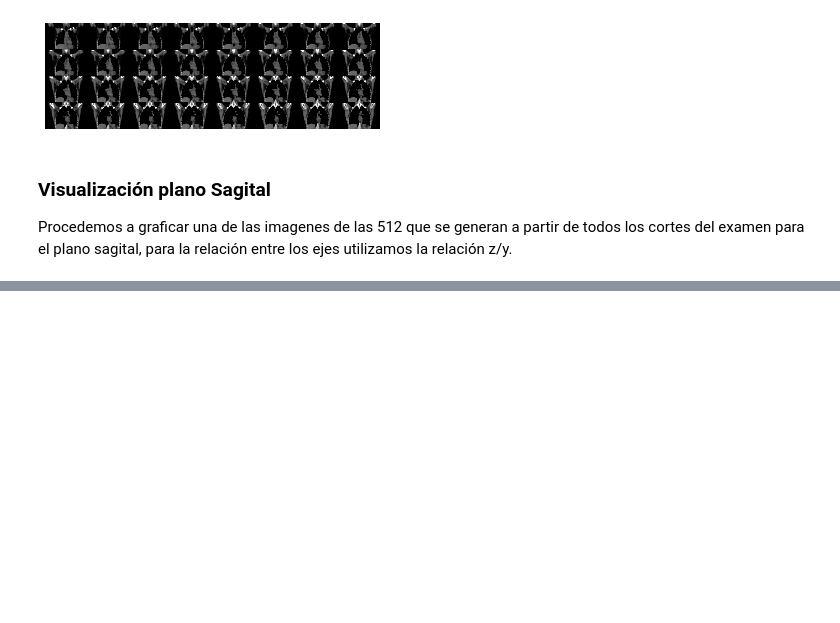
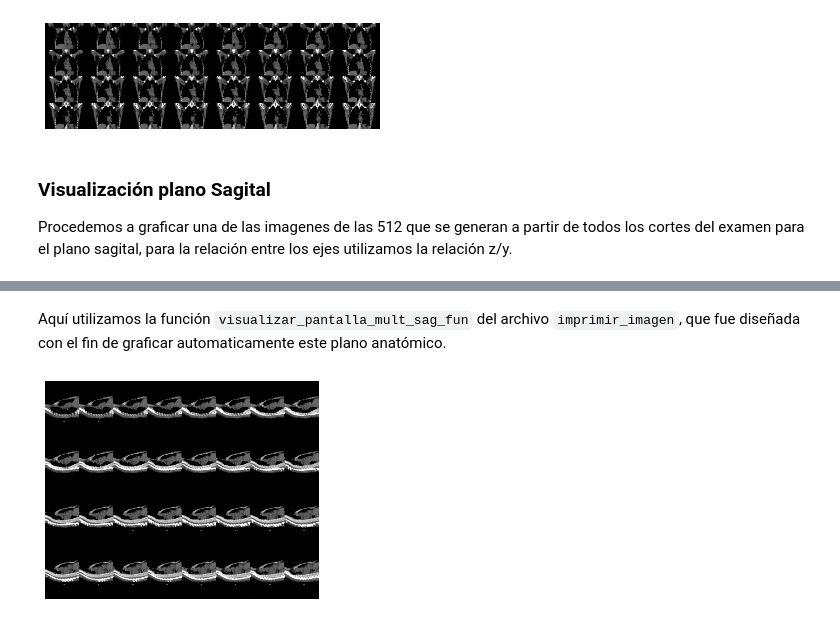
Before and after one commit to jennifer95/visualizacion-segmentacion-pulmonar-DICOM-python, a Jupyter notebook: Visualización de imágenes DICOM.ipynb, the cells around one changed output, grey strips where cells are left out. Saved outputs shown, nothing was run; the diff lists cells and outputs as text; code cells hidden in the pictures; blank space fills up the shorter version.

```diff
--- a/Visualización de imágenes DICOM.ipynb
+++ b/Visualización de imágenes DICOM.ipynb
@@ -348,0 +348,8 @@ NameError: name 'matrix' is not defined
+# %% [markdown]
+ Aquí utilizamos la función `visualizar_pantalla_mult_sag_fun` del archivo `imprimir_imagen`, que fue diseñada con el fin de graficar automaticamente este plano anatómico.
+# %%
+min_filas = 4
+nombre_img = ruta_salida + 'plano_sagital.png'
+imp.visualizar_pantalla_mult_sag_fun(ruta,min_filas, nombre_img, 500)
+# %% [output]
+[figure, added]
```
Also changed, not shown: parts of 1 cell of this notebook.
